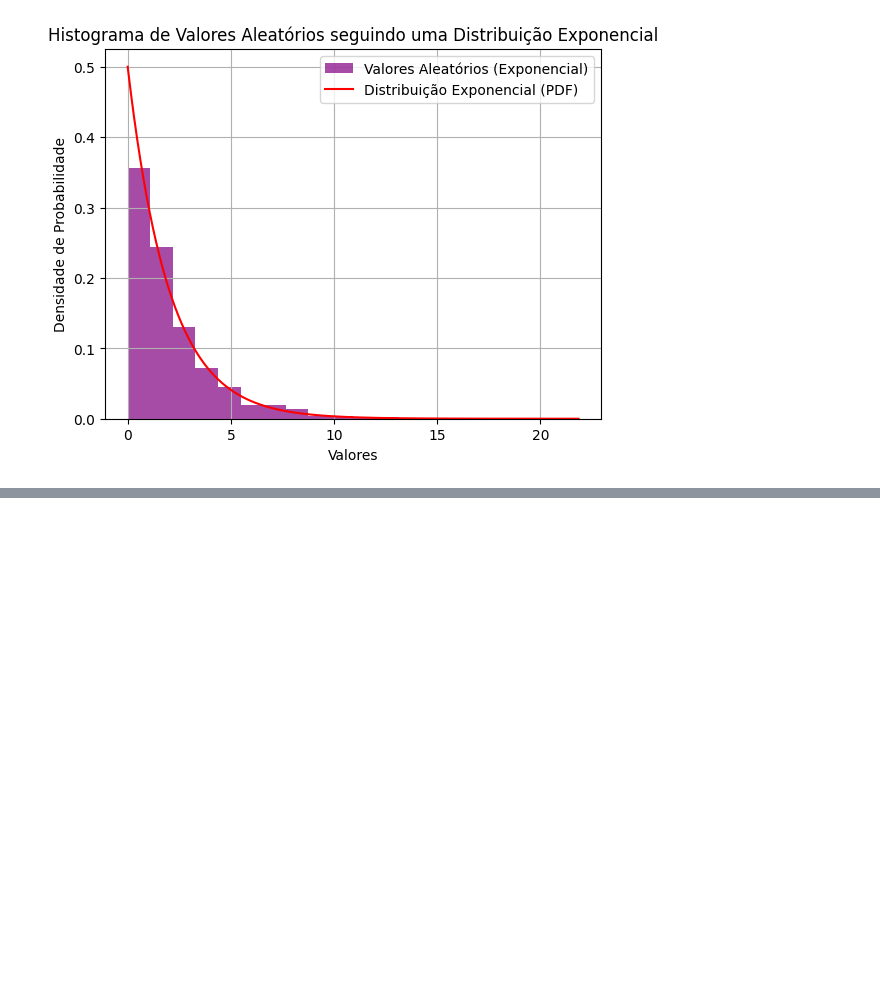
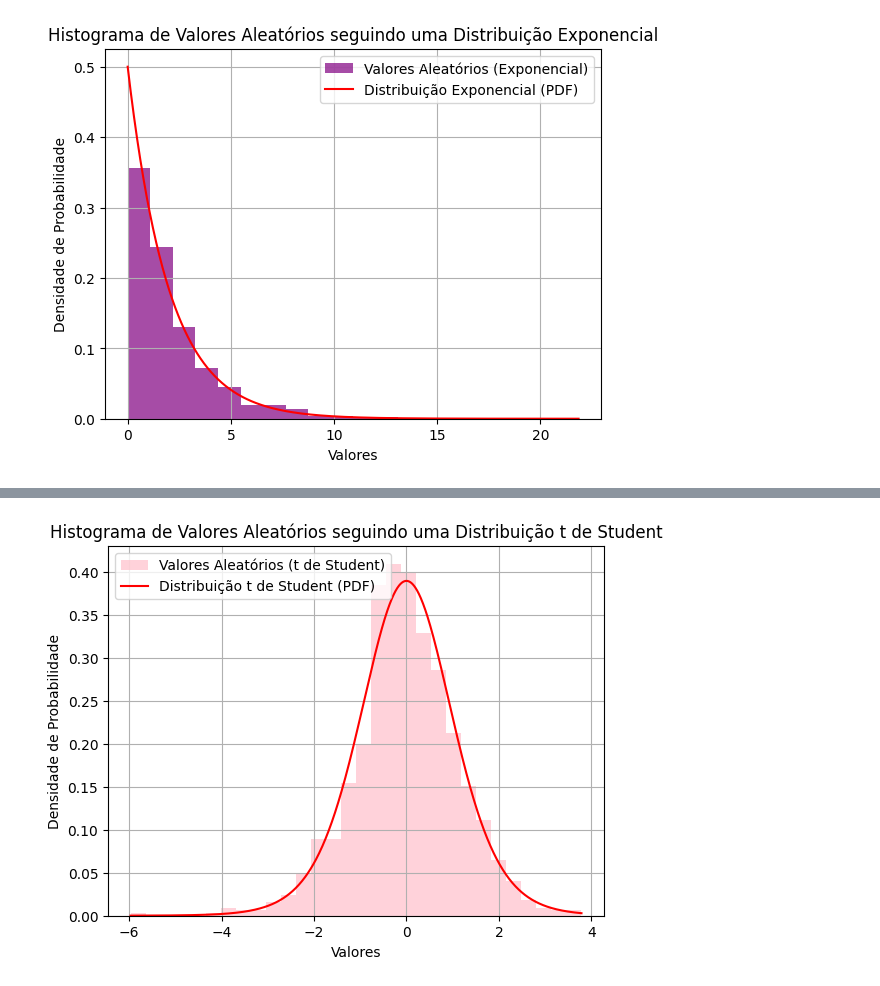
Before and after one commit to msouto/20232_Estatistica_para_Engenharia, a Jupyter notebook: Ex_3_Distribuicao_normal_com_Python.ipynb, the cells around one changed output, grey strips where cells are left out. Saved outputs shown, nothing was run; the diff lists cells and outputs as text; code cells hidden in the pictures; blank space fills up the shorter version.

```diff
--- a/Ex_3_Distribuicao_normal_com_Python.ipynb
+++ b/Ex_3_Distribuicao_normal_com_Python.ipynb
@@ -177,0 +266,28 @@ plt.show()
+# %%
+import numpy as np
+import matplotlib.pyplot as plt
+from scipy.stats import t
+
+# Graus de liberdade da distribuição t
+graus_de_liberdade = 10
+
+# Gere valores aleatórios seguindo a distribuição t de Student
+num_samples = 1000
+random_values = np.random.standard_t(graus_de_liberdade, num_samples)
+
+# Plote um histograma dos valores aleatórios
+plt.hist(random_values, bins=30, density=True, alpha=0.7, color='pink', label="Valores Aleatórios (t de Student)")
+
+# Plote a distribuição t de Student teórica para comparação
+x_values = np.linspace(min(random_values), max(random_values), 1000)
+pdf_values = t.pdf(x_values, graus_de_liberdade)
+plt.plot(x_values, pdf_values, 'r-', label='Distribuição t de Student (PDF)')
+
+plt.xlabel('Valores')
+plt.ylabel('Densidade de Probabilidade')
+plt.title('Histograma de Valores Aleatórios seguindo uma Distribuição t de Student')
+plt.legend()
+plt.grid(True)
+plt.show()
+# %% [output]
+[figure, added]
```
Also changed, not shown: parts of 13 cells of this notebook.
